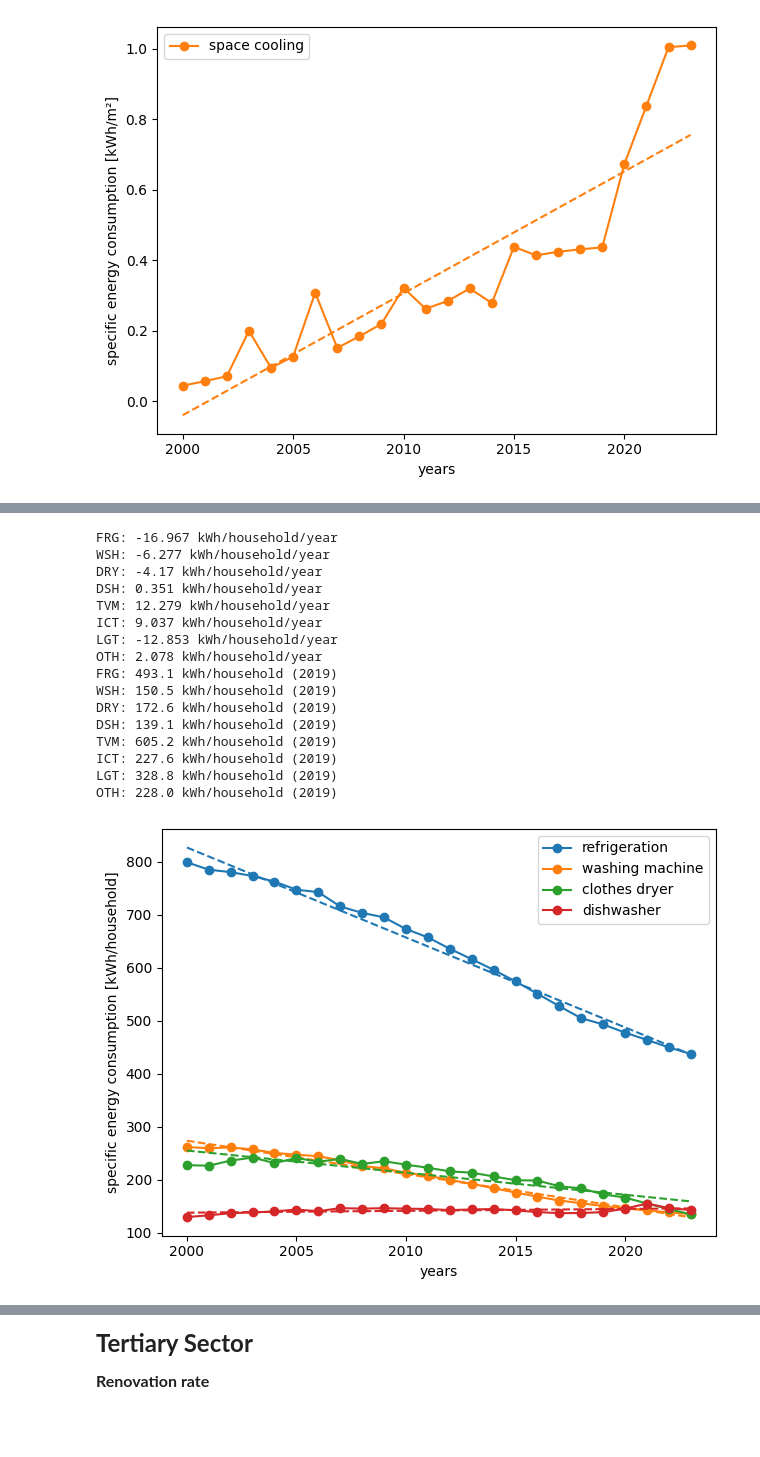
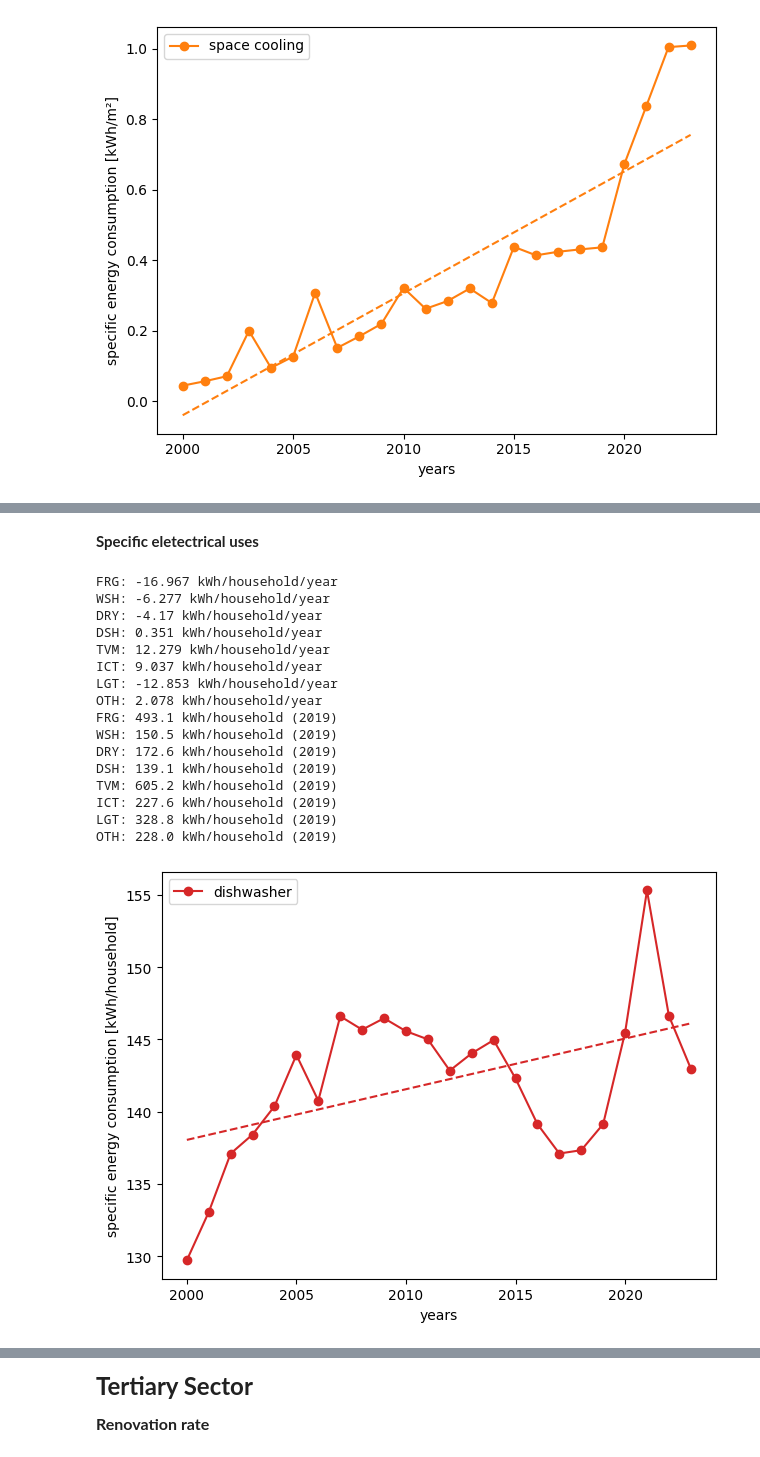
Before and after one commit to laterrea/negaWatt-BE, a Jupyter notebook: nW_BE_demand_data_aux.ipynb, the cells around one changed output, grey strips where cells are left out. Cells and saved outputs as stored; diff of their text form; code cells hidden in the pictures; blank space fills up the shorter version.

```diff
--- a/nW_BE_demand_data_aux.ipynb
+++ b/nW_BE_demand_data_aux.ipynb
@@ -420,3 +425,5 @@ fig.tight_layout()
+# %% [markdown]
+**Specific eletectrical uses**
 # %%
 ref_RS_ees_frg = np.array([292.6, 289.7, 290.3, 290.4, 289.5, 286.1, 287.0, 279.2, 277.2, 276.2, 270.0, 266.1, 259.5, 252.8, 245.5, 238.1, 229.7, 221.2, 213.2, 209.814, 204.9, 200.4, 196.0, 192.7])*ktoe_to_GWh
 ref_RS_ees_wsh = np.array([95.9, 95.8, 97.1, 96.7, 95.2, 94.7, 94.5, 92.4, 89.1, 88.1, 85.5, 84.1, 81.5, 79.0, 75.8, 73.0, 70.1, 67.5, 65.8, 64.045, 62.6, 61.5, 60.4, 59.7])*ktoe_to_GWh
@@ -456,12 +463,12 @@ print(f'OTH: {round(ref_RS_ees_oth[19]*1e+6/households_dic_STATBEL[19],1)} kWh/h
 
 # PLOTS
 fig = plt.figure()
-plt.plot(years,ref_RS_ees_frg*1e+6/households_dic_STATBEL,'-o',c='tab:blue',  label='refrigeration')
-plt.plot(years,m_RS_ees_frg*years+b_RS_ees_frg,           '--',c='tab:blue')
-plt.plot(years,ref_RS_ees_wsh*1e+6/households_dic_STATBEL,'-o',c='tab:orange',label='washing machine')
-plt.plot(years,m_RS_ees_wsh*years+b_RS_ees_wsh,           '--',c='tab:orange')
-plt.plot(years,ref_RS_ees_dry*1e+6/households_dic_STATBEL,'-o',c='tab:green', label='clothes dryer')
-plt.plot(years,m_RS_ees_dry*years+b_RS_ees_dry,           '--',c='tab:green')
+#plt.plot(years,ref_RS_ees_frg*1e+6/households_dic_STATBEL,'-o',c='tab:blue',  label='refrigeration')
+#plt.plot(years,m_RS_ees_frg*years+b_RS_ees_frg,           '--',c='tab:blue')
+#plt.plot(years,ref_RS_ees_wsh*1e+6/households_dic_STATBEL,'-o',c='tab:orange',label='washing machine')
+#plt.plot(years,m_RS_ees_wsh*years+b_RS_ees_wsh,           '--',c='tab:orange')
+#plt.plot(years,ref_RS_ees_dry*1e+6/households_dic_STATBEL,'-o',c='tab:green', label='clothes dryer')
+#plt.plot(years,m_RS_ees_dry*years+b_RS_ees_dry,           '--',c='tab:green')
 plt.plot(years,ref_RS_ees_dsh*1e+6/households_dic_STATBEL,'-o',c='tab:red',   label='dishwasher')
 plt.plot(years,m_RS_ees_dsh*years+b_RS_ees_dsh,           '--',c='tab:red')
 plt.xlabel('years')
@@ -473,34 +480,34 @@ fig.tight_layout()
 fig = plt.figure()
 plt.plot(years,ref_RS_ees_tvm*1e+6/households_dic_STATBEL,'-o',c='tab:blue',  label='TV & multimedia')
 plt.plot(years,m_RS_ees_tvm*years+b_RS_ees_tvm,           '--',c='tab:blue')
 plt.plot(years,ref_RS_ees_ict*1e+6/households_dic_STATBEL,'-o',c='tab:orange',label='ICT')
 plt.plot(years,m_RS_ees_ict*years+b_RS_ees_ict,           '--',c='tab:orange')
 plt.plot(years,ref_RS_ees_lgt*1e+6/households_dic_STATBEL,'-o',c='tab:green', label='light')
 plt.plot(years,m_RS_ees_lgt*years+b_RS_ees_lgt,           '--',c='tab:green')
 plt.plot(years,ref_RS_ees_oth*1e+6/households_dic_STATBEL,'-o',c='tab:red',   label='others')
 plt.plot(years,m_RS_ees_oth*years+b_RS_ees_oth,           '--',c='tab:red')
 plt.xlabel('years')
 plt.ylabel('specific energy consumption [kWh/household]')
 plt.legend()
 fig.tight_layout()
 # %% [output]
 FRG: -16.967 kWh/household/year
 WSH: -6.277 kWh/household/year
 DRY: -4.17 kWh/household/year
 DSH: 0.351 kWh/household/year
 TVM: 12.279 kWh/household/year
 ICT: 9.037 kWh/household/year
 LGT: -12.853 kWh/household/year
 OTH: 2.078 kWh/household/year
 FRG: 493.1 kWh/household (2019)
 WSH: 150.5 kWh/household (2019)
 DRY: 172.6 kWh/household (2019)
 DSH: 139.1 kWh/household (2019)
 TVM: 605.2 kWh/household (2019)
 ICT: 227.6 kWh/household (2019)
 LGT: 328.8 kWh/household (2019)
 OTH: 228.0 kWh/household (2019)
-[figure, old version]
+[figure, new version]
 [figure]
 # %% [markdown]
 <font size="5"><b>Tertiary Sector</b></font><a class="anchor" id="contents"></a> <br>
```
Also changed, not shown: parts of 4 cells of this notebook, 1 other file.
